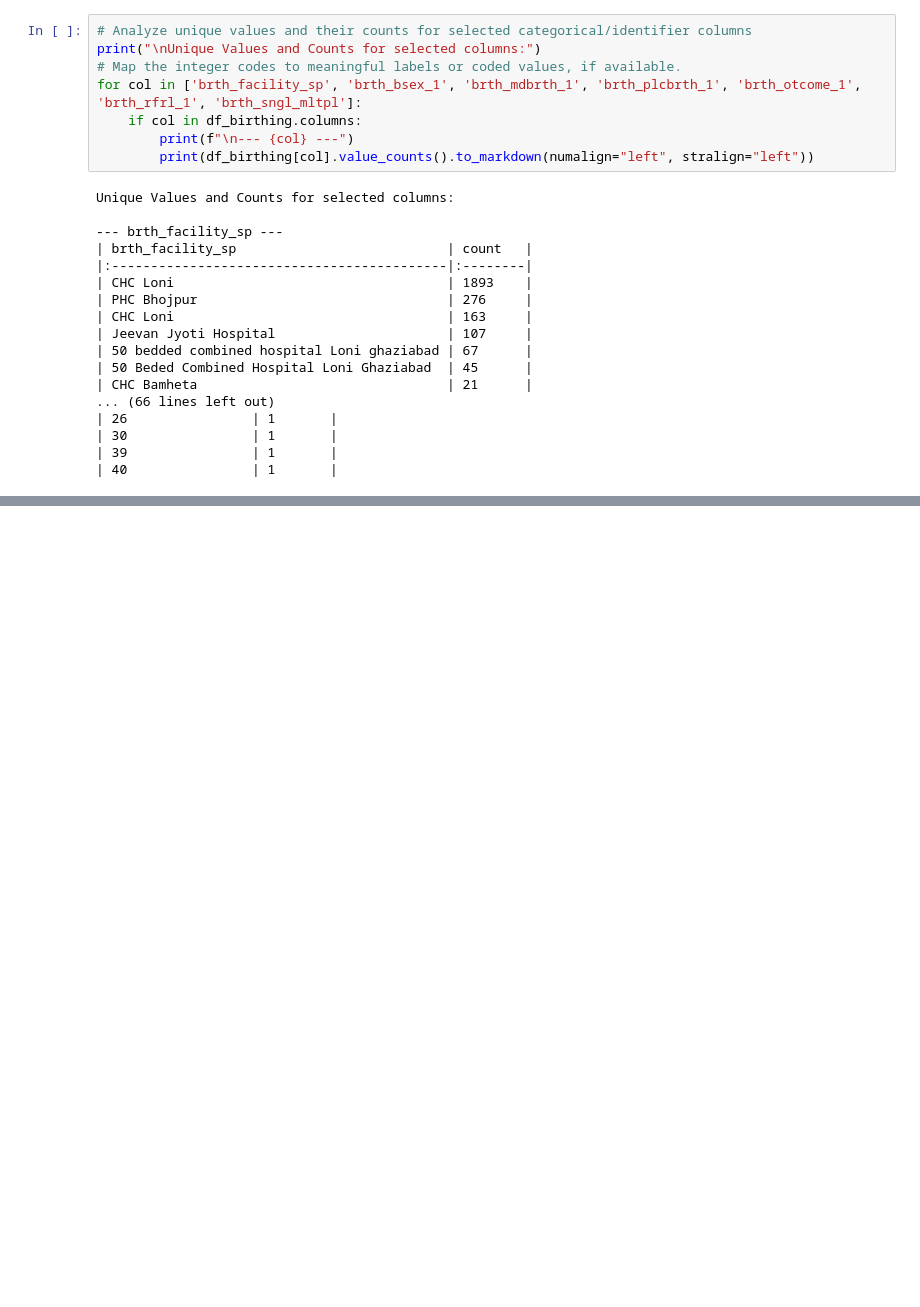
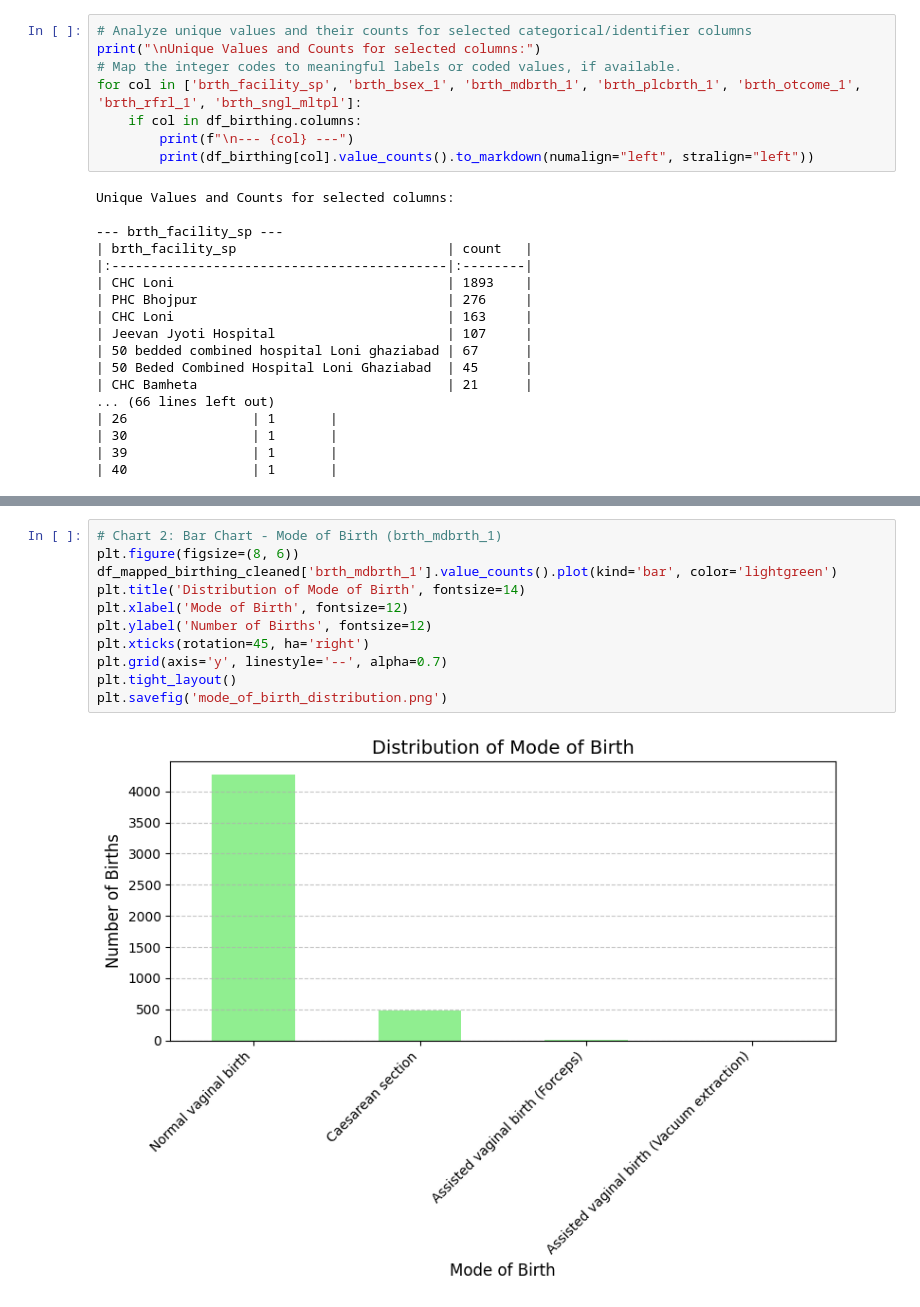
Before and after one commit to vish-cel/quantitative_analysis_ikmc, a Jupyter notebook: quantitative_analysis_ikmc_birthing_form.ipynb, the cells around one changed output, grey strips where cells are left out. Drawn from its saved outputs; the diff is of its cells as text; blank space fills up the shorter version.

```diff
--- a/quantitative_analysis_ikmc_birthing_form.ipynb
+++ b/quantitative_analysis_ikmc_birthing_form.ipynb
@@ -136,0 +191,13 @@ Unique Values and Counts for selected columns:
+# %%
+# Chart 2: Bar Chart - Mode of Birth (brth_mdbrth_1)
+plt.figure(figsize=(8, 6))
+df_mapped_birthing_cleaned['brth_mdbrth_1'].value_counts().plot(kind='bar', color='lightgreen')
+plt.title('Distribution of Mode of Birth', fontsize=14)
+plt.xlabel('Mode of Birth', fontsize=12)
+plt.ylabel('Number of Births', fontsize=12)
+plt.xticks(rotation=45, ha='right')
+plt.grid(axis='y', linestyle='--', alpha=0.7)
+plt.tight_layout()
+plt.savefig('mode_of_birth_distribution.png')
+# %% [output]
+[figure, added]
```
Also changed, not shown: parts of 6 cells of this notebook.
